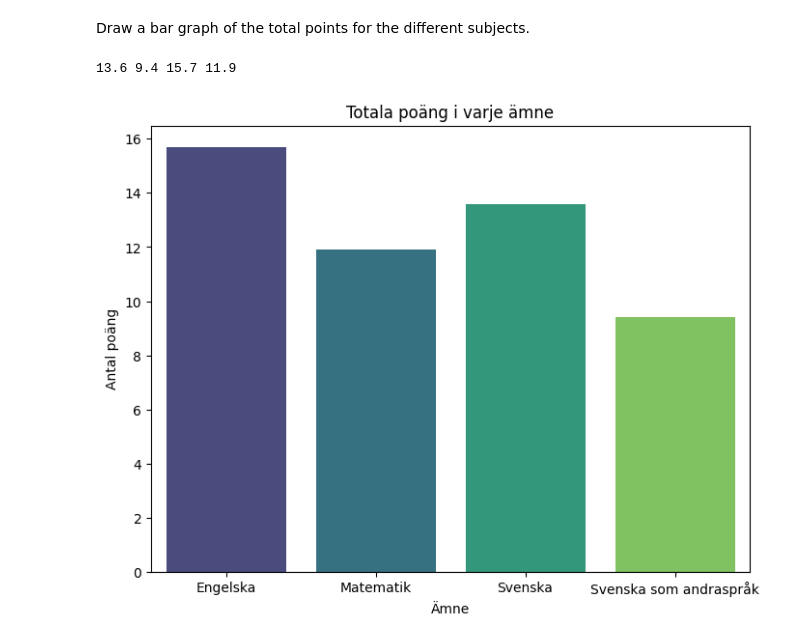
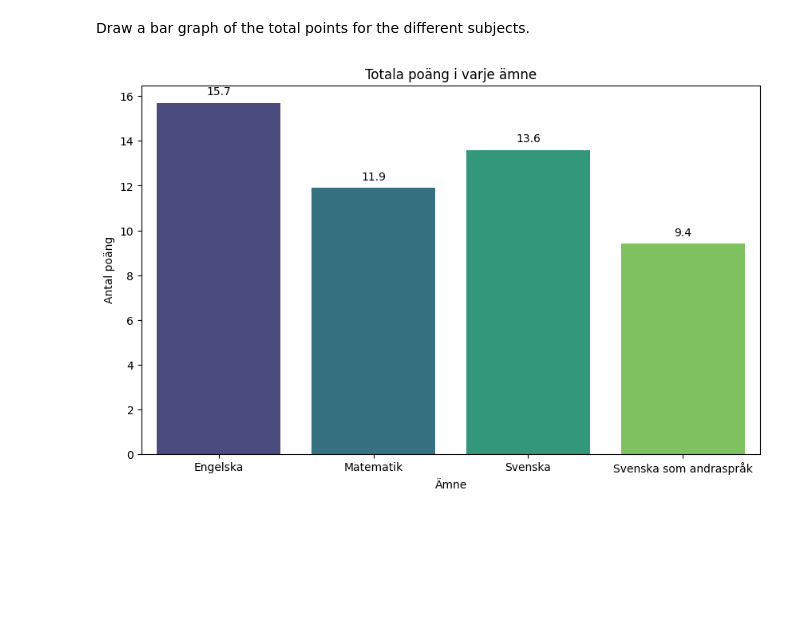
Before and after one commit to saraonsala/Python-Sara-Mellgren-OOPA23, a Jupyter notebook: Labb_2/Labb_2.ipynb, the cells around one changed output. Saved outputs shown, nothing was run; the diff lists cells and outputs as text; code cells hidden in the pictures; blank space fills up the shorter version.

Commit message:
# Add annotations for each bar

```diff
--- a/Labb_2/Labb_2.ipynb
+++ b/Labb_2/Labb_2.ipynb
@@ -90,30 +90,43 @@ Draw a bar graph of the total points for the different subjects.
 # %%
 # Call the method process_excel_sheet
 df_engelska = process_excel_sheet("Engelska")
 df_engelska = df_engelska.iloc[1]["Totalt (poäng)"]
 
 df_svenska_som_andraspråk = process_excel_sheet("Svenska som andraspråk")
 df_svenska_som_andraspråk = df_svenska_som_andraspråk.iloc[1]["Totalt (poäng)"]
 
 df_svenska = process_excel_sheet("Svenska")
 df_svenska = df_svenska.iloc[1]["Totalt (poäng)"]
 
 df_matematik = process_excel_sheet ("Matematik")
 df_matematik = df_matematik.iloc[1]["Totalt (poäng)"]
 
 data = {
     "Kategori": ["Engelska", "Matematik", "Svenska","Svenska som andraspråk" ],
     "Antal": [df_engelska, df_matematik, df_svenska, df_svenska_som_andraspråk,]
 }
 df_visualisering = pd.DataFrame(data)
 
-# Skapa ett barplot med Seaborn
-plt.figure(figsize=(8, 6))
-sns.barplot(x="Kategori", y="Antal", data=df_visualisering, hue="Kategori", palette="viridis", legend=False)
+
+# Create a bar plot with Seaborn
+plt.figure(figsize=(10, 6))
+ax=sns.barplot(x="Kategori", y="Antal", data=df_visualisering, hue="Kategori", palette="viridis")
+
+
+# Add annotations for each bar
+for p in ax.patches:
+    height = p.get_height()
+    ax.annotate(f'{height}',
+                (p.get_x() + p.get_width() / 2., height),
+                ha='center',
+                va='center',
+                xytext=(0, 10),
+                textcoords='offset points')
+
 plt.title("Totala poäng i varje ämne")
 plt.xlabel("Ämne")
 plt.ylabel("Antal poäng")
+
 plt.show()
 # %% [output]
-13.6 9.4 15.7 11.9
-[figure, old version]
+[figure, new version]
```
